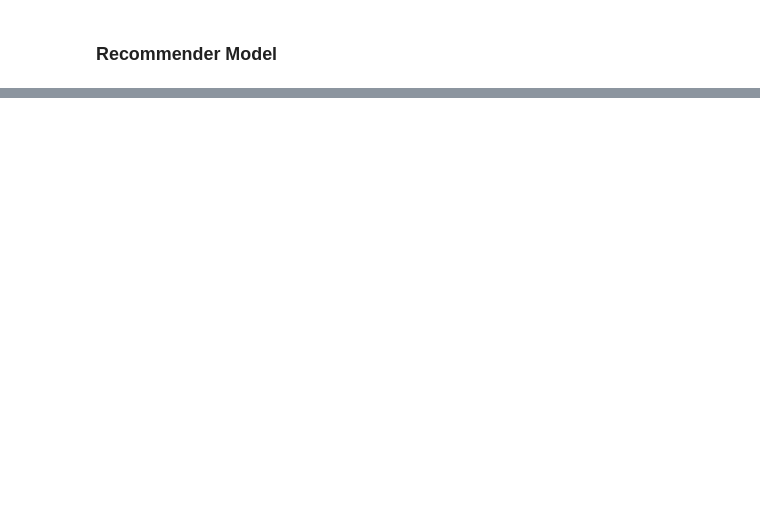
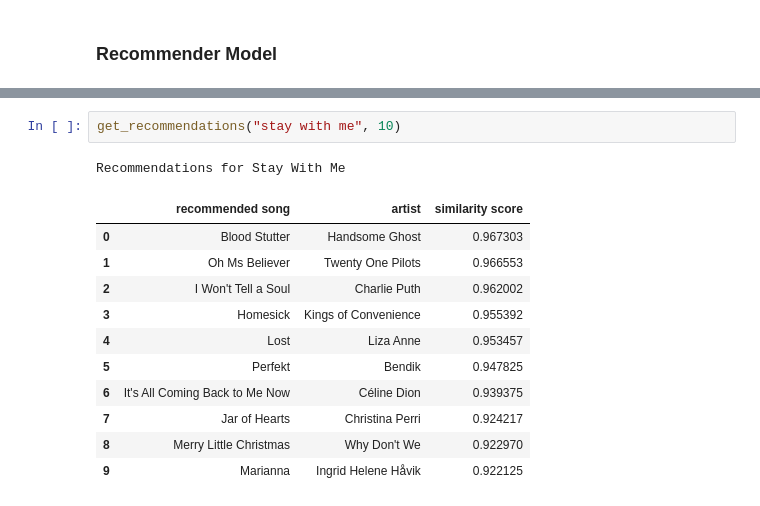
Before and after one commit to vedapatel99/song_classification_playlist_generator, a Jupyter notebook: notebooks/03_Modeling_Evaluation.ipynb, the cells around one changed output, grey strips where cells are left out. Cells and saved outputs as stored; diff of their text form; blank space fills up the shorter version.

```diff
--- a/notebooks/03_Modeling_Evaluation.ipynb
+++ b/notebooks/03_Modeling_Evaluation.ipynb
@@ -310,0 +449,15 @@ It looks like when the model is mispredicting it is choosing to place the song i
+# %%
+get_recommendations("stay with me", 10)
+# %% [output]
+Recommendations for Stay With Me
+|  | recommended song | artist | similarity score |
+| 0 | Blood Stutter | Handsome Ghost | 0.967303 |
+| 1 | Oh Ms Believer | Twenty One Pilots | 0.966553 |
+| 2 | I Won't Tell a Soul | Charlie Puth | 0.962002 |
+| 3 | Homesick | Kings of Convenience | 0.955392 |
+| 4 | Lost | Liza Anne | 0.953457 |
+| 5 | Perfekt | Bendik | 0.947825 |
+| 6 | It's All Coming Back to Me Now | Céline Dion | 0.939375 |
+| 7 | Jar of Hearts | Christina Perri | 0.924217 |
+| 8 | Merry Little Christmas | Why Don't We | 0.922970 |
+| 9 | Marianna | Ingrid Helene Håvik | 0.922125 |
```
Also changed, not shown: parts of 23 cells of this notebook, 1 other file.
